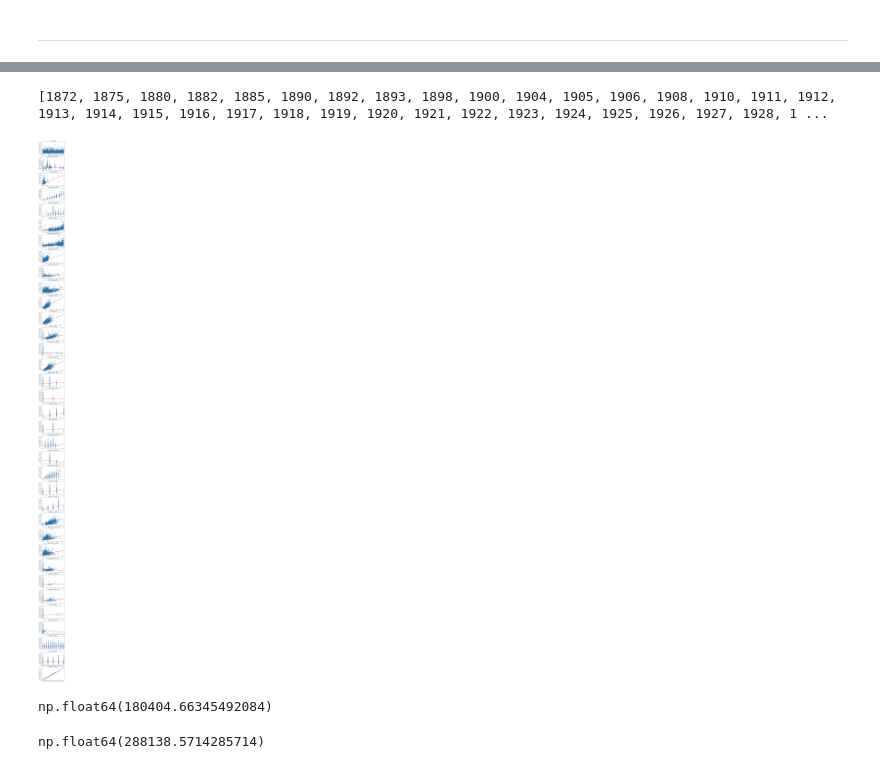
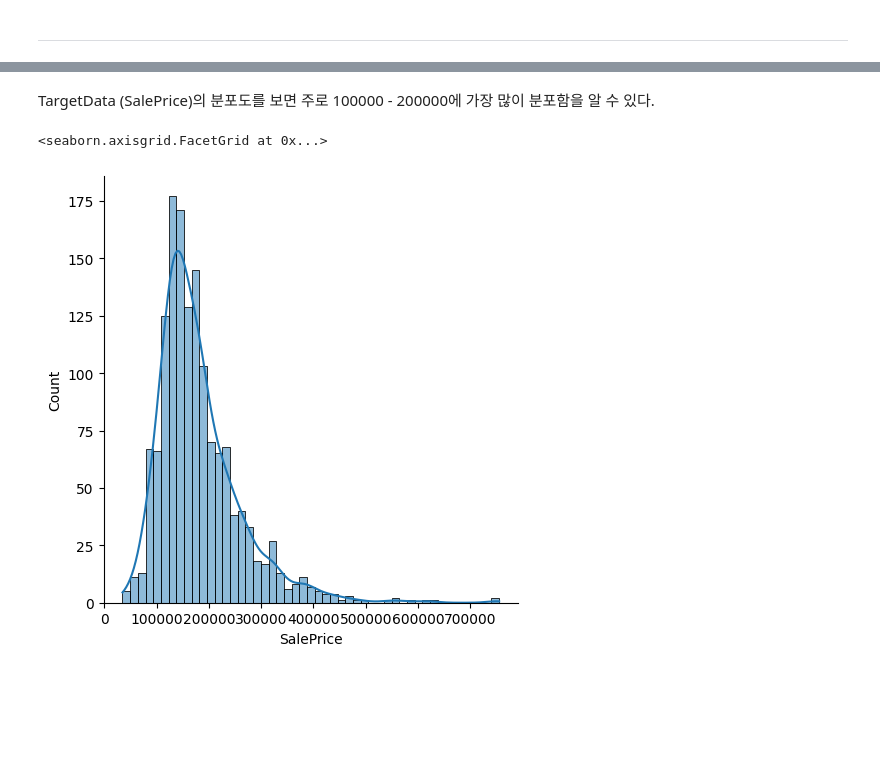
Before and after one commit to WasabiRamen/kaggle-study-house-prices, a Jupyter notebook: house_price.ipynb, the cells around one changed output, grey strips where cells are left out. Saved outputs shown, nothing was run; the diff lists cells and outputs as text; code cells hidden in the pictures; blank space fills up the shorter version.

```diff
--- a/house_price.ipynb
+++ b/house_price.ipynb
@@ -287,8 +287,8 @@ mv = train[(train.BsmtFinType1.notnull()) & (train.BsmtFinType2.isnull())]
 mv[['BsmtFinType1', 'BsmtFinType2', 'BsmtQual', 'BsmtCond', 'BsmtExposure']]
 
 mv = train.loc[332]
-print(mv)
+missing_value_mode = train[(train.BsmtFinType1 == mv.BsmtFinType1) & (train.BsmtQual == mv.BsmtQual) & (train.BsmtCond == mv.BsmtCond)]['BsmtFinType2'].mode().iloc[0]
 
-train.loc[332, 'BsmtFinType2'] = train[(train.BsmtFinType1 == mv.BsmtFinType1) & (train.BsmtQual == mv.BsmtQual) & (train.BsmtCond == mv.BsmtCond)]['BsmtFinType2'].mode().iloc[0]
-train.loc[332, 'BsmtExposure'] = train[(train.BsmtFinType1 == mv.BsmtFinType1) & (train.BsmtQual == mv.BsmtQual) & (train.BsmtCond == mv.BsmtCond)]['BsmtExposure'].mode().iloc[0]
+print(f'fill missing value: {missing_value_mode}')
+train.loc[332, 'BsmtFinType2'] = missing_value_mode
 # %% [output]
@@ -322,0 +310,8 @@ print(train.BsmtExposure.isnull().sum())
+# %%
+mv = train[(train.BsmtFinType1.notnull()) & (train.BsmtExposure.isnull())]
+mv[['BsmtFinType1', 'BsmtFinType2', 'BsmtQual', 'BsmtCond', 'BsmtExposure']]
+mv = train.loc[948]
+
+missing_value_mode = train[(train.BsmtFinType1 == mv.BsmtFinType1) & (train.BsmtQual == mv.BsmtQual) & (train.BsmtCond == mv.BsmtCond)]['BsmtExposure'].mode().iloc[0]
+print(f'fill missing value: {missing_value_mode}')
+train.loc[948, 'BsmtExposure'] = missing_value_mode
@@ -322,0 +355,6 @@ print(train.BsmtExposure.isnull().sum())
+# %%
+train['BsmtFinType1'] = train['BsmtFinType1'].fillna('None')
+train['BsmtFinType2'] = train['BsmtFinType2'].fillna('None')
+train['BsmtQual'] = train['BsmtQual'].fillna('None')
+train['BsmtCond'] = train['BsmtCond'].fillna('None')
+train['BsmtExposure'] = train['BsmtExposure'].fillna('None')
@@ -347,35 +367,7 @@ train.select_dtypes(include=['int64', 'float64']).head(5)  #숫자만 모아보
-# %%
-print(sorted(train.YearBuilt.unique().tolist()))
-# %% [output]
-[1872, 1875, 1880, 1882, 1885, 1890, 1892, 1893, 1898, 1900, 1904, 1905, 1906, 1908, 1910, 1911, 1912, 1913, 1914, 1915, 1916, 1917, 1918, 1919, 1920, 1921, 1922, 1923, 1924, 1925, 1926, 1927, 1928, 1 ...
-# %%
-def viz_skatter(columns, target):
-  num_of_columns = len(columns)
-
-  fig, ax = plt.subplots(nrows=num_of_columns, ncols=1, figsize=(6, 4 * num_of_columns))
-
-  for i in range(num_of_columns):
-    # 그래프 그리기
-    ax[i].scatter(train[columns[i]], train[target])  # 산점도 찍기
-    m, b = np.polyfit(train[columns[i]], train[target], 1)  # 기울기(m)와 절편(b) 계산
-    ax[i].plot(train[columns[i]], m*train[columns[i]] + b, color='red')  # 회귀선 그리기
-
-    # 그 외것 설정하기
-    ax[i].set_title(f'{columns[i]} vs {target}')  # 타이틀 설정
-
-  plt.show()
-
-# columns = ['MSSubClass','OverallQual', 'OverallCond', 'YearBuilt', 'YearRemodAdd', 'PoolArea', 'GarageArea']
-columns = train.select_dtypes(include=['int64']).columns.tolist()  #숫자형인거 다 뽑기
-
-viz_skatter(columns, 'SalePrice')
-# %% [output]
-[figure, removed]
-# %%
-train[train['PoolArea'] == 0]['SalePrice'].mean()
-# %% [output]
-np.float64(180404.66345492084)
-# %%
-train[train['PoolArea'] != 0]['SalePrice'].mean()  # 수영장 있는 집이면 더 비쌈 그럼 주거 면적도 더 넓은건가?
-# %% [output]
-np.float64(288138.5714285714)
+# %% [markdown]
+TargetData (SalePrice)의 분포도를 보면 주로 100000 - 200000에 가장 많이 분포함을 알 수 있다.
+# %%
+sns.displot(train['SalePrice'], kde=True)
+# %% [output]
+<seaborn.axisgrid.FacetGrid at 0x...>
+[figure, added]
```
Also changed, not shown: parts of 27 cells of this notebook.
